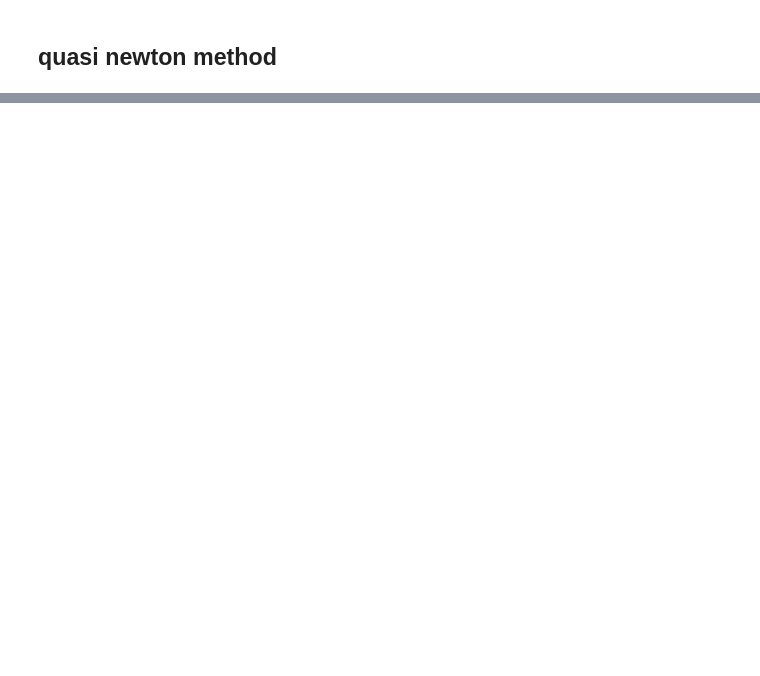
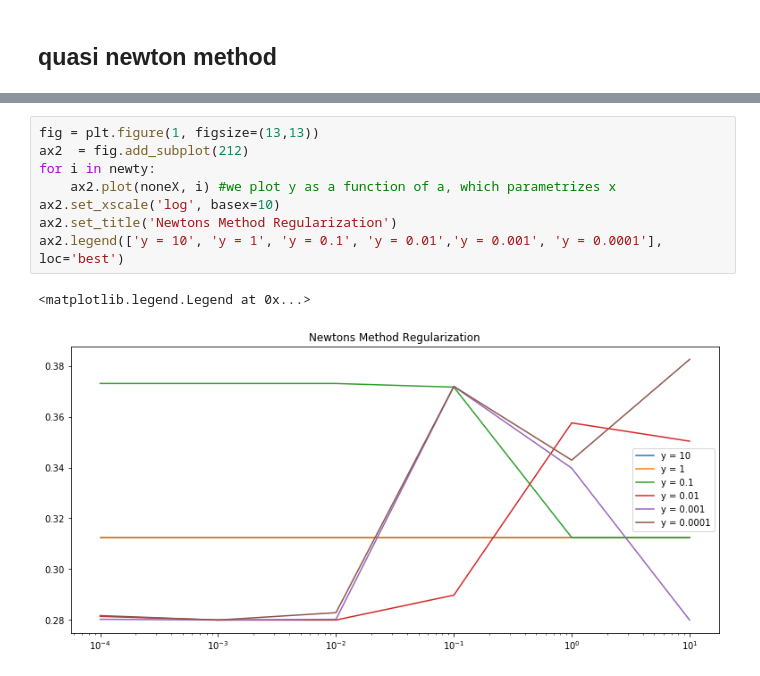
Before and after one commit to l1onh3art88/ml-lab2, a Jupyter notebook: lab3/lab3.ipynb, the cells around one changed output, grey strips where cells are left out. Saved outputs shown, nothing was run; the diff lists cells and outputs as text; blank space fills up the shorter version.

```diff
--- a/lab3/lab3.ipynb
+++ b/lab3/lab3.ipynb
@@ -614,0 +709,11 @@ Accuracy of:  0.2799194476409666
+# %%
+fig = plt.figure(1, figsize=(13,13))
+ax2  = fig.add_subplot(212)
+for i in newty:
+    ax2.plot(noneX, i) #we plot y as a function of a, which parametrizes x
+ax2.set_xscale('log', basex=10)
+ax2.set_title('Newtons Method Regularization')
+ax2.legend(['y = 10', 'y = 1', 'y = 0.1', 'y = 0.01','y = 0.001', 'y = 0.0001'], loc='best')
+# %% [output]
+<matplotlib.legend.Legend at 0x...>
+[figure, added]
```
Also changed, not shown: parts of 20 cells of this notebook.
